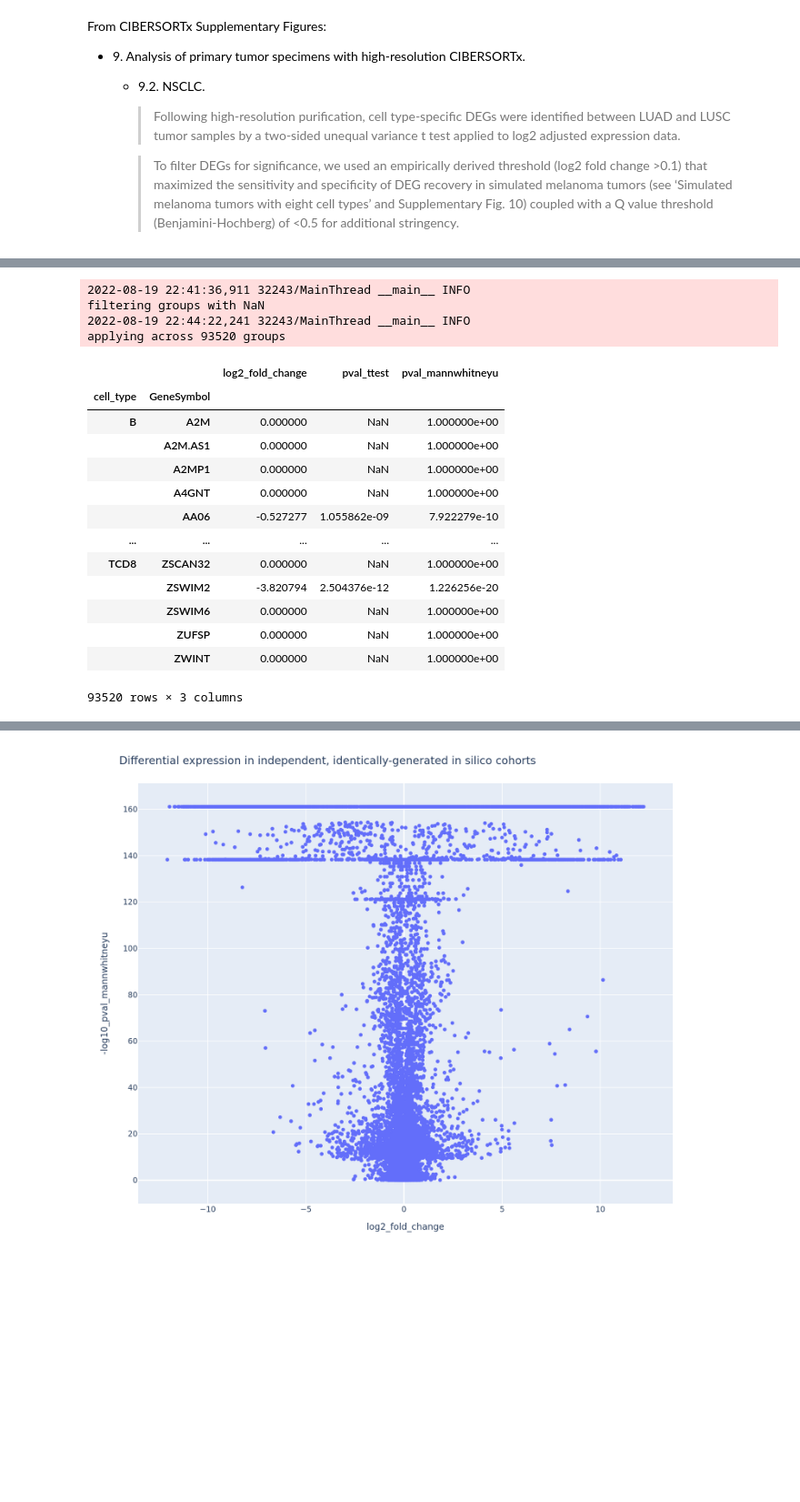
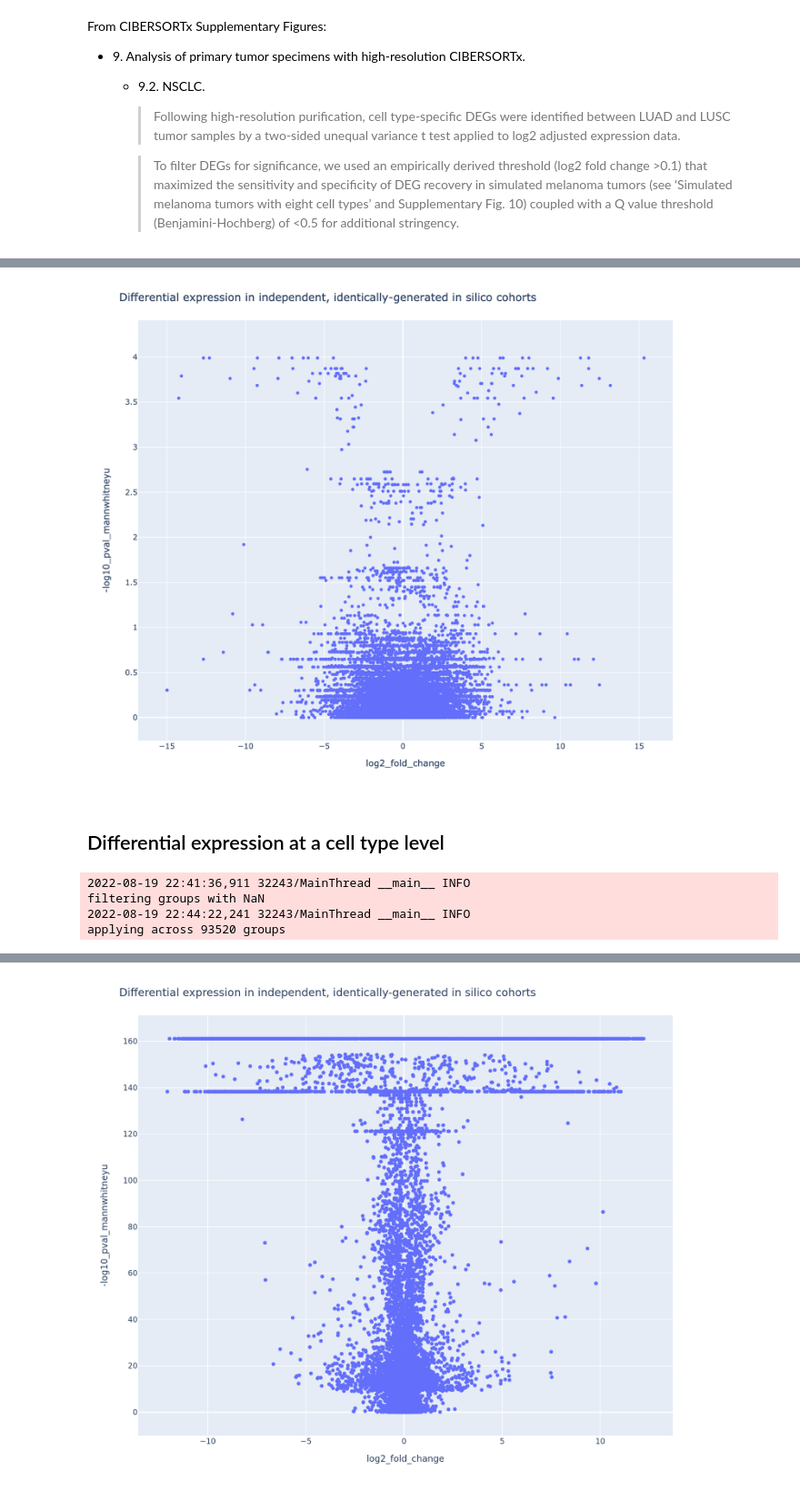
Before and after one commit to davidliu-lab/deconv, a Jupyter notebook: analysis/evaluating_cibersortx/identically_simulated_cohorts.ipynb, the cells around one changed output, grey strips where cells are left out. Shown at 91% size. Saved outputs shown, nothing was run; the diff lists cells and outputs as text; code cells hidden in the pictures; blank space fills up the shorter version.

Commit message:
update analysis of identical cohorts

```diff
--- a/analysis/evaluating_cibersortx/identically_simulated_cohorts.ipynb
+++ b/analysis/evaluating_cibersortx/identically_simulated_cohorts.ipynb
@@ -26,0 +79,5 @@ helpers.logging.configure_logging()
+# %%
+%%time
+with warnings.catch_warnings():
+    warnings.simplefilter("ignore")
+    results = df.groupby("GeneSymbol").apply(compute_stats)
@@ -26,0 +87,2 @@ helpers.logging.configure_logging()
+# %%
+results["-log10_pval_mannwhitneyu"] = -np.log10(results["pval_mannwhitneyu"])
@@ -27,3 +106,18 @@ helpers.logging.configure_logging()
+# %%
+fig = px.scatter(
+    results.reset_index(),
+    x="log2_fold_change",
+    y="-log10_pval_mannwhitneyu",
+)
+fig.update_layout(
+    title="Differential expression in independent, identically-generated in silico cohorts",
+)
+fig.update_traces(marker=dict(size=5))
+fig.show(renderer="png", width=1000, height=800, scale=2)
+# %% [output]
+[figure, added]
+# %% [markdown]
+## Differential expression at a cell type level
 # %%
 uri = "gs://liulab/evaluating_cibersortx/identical_cohorts/2022-08-11_03:41:30/*/outdir/CIBERSORTxHiRes_NA_*_Window36.txt"
 # fmt: off
@@ -74,19 +169,4 @@ filtering groups with NaN
 2022-08-19 22:44:22,241 32243/MainThread __main__ INFO
 applying across 93520 groups
 # %%
-results
+results["-log10_pval_mannwhitneyu"] = -np.log10(results["pval_mannwhitneyu"])
-# %% [output]
-|  |  | log2_fold_change | pval_ttest | pval_mannwhitneyu |
-| cell_type | GeneSymbol |  |  |  |
-| B | A2M | 0.000000 | NaN | 1.000000e+00 |
-|  | A2M.AS1 | 0.000000 | NaN | 1.000000e+00 |
-|  | A2MP1 | 0.000000 | NaN | 1.000000e+00 |
-|  | A4GNT | 0.000000 | NaN | 1.000000e+00 |
-|  | AA06 | -0.527277 | 1.055862e-09 | 7.922279e-10 |
-| ... | ... | ... | ... | ... |
-| TCD8 | ZSCAN32 | 0.000000 | NaN | 1.000000e+00 |
-|  | ZSWIM2 | -3.820794 | 2.504376e-12 | 1.226256e-20 |
-|  | ZSWIM6 | 0.000000 | NaN | 1.000000e+00 |
-|  | ZUFSP | 0.000000 | NaN | 1.000000e+00 |
-|  | ZWINT | 0.000000 | NaN | 1.000000e+00 |
-93520 rows × 3 columns
```
Also changed, not shown: parts of 10 cells of this notebook.
